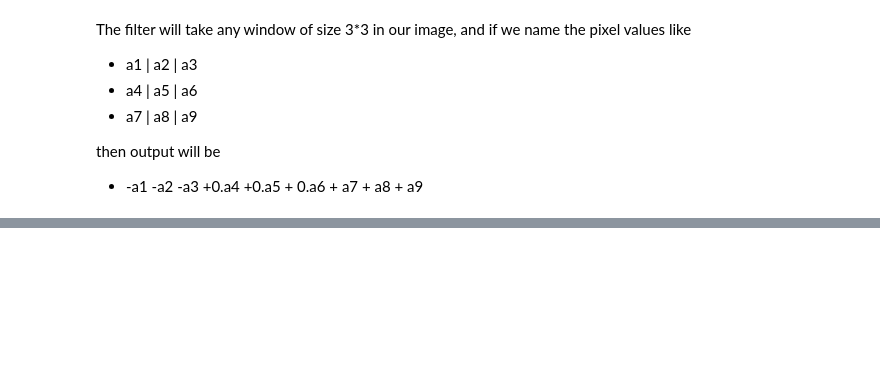
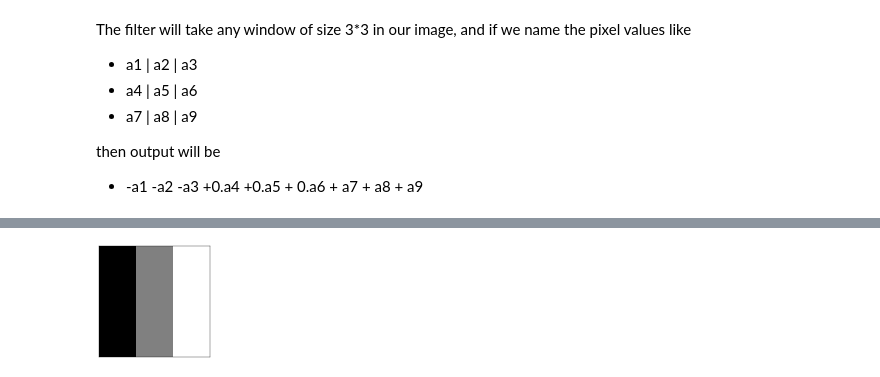
Before and after one commit to mzohaibnasir/NeuralNotes, a Jupyter notebook: 06_convolutions_deepDiveIntoBasics.ipynb, the cells around one changed output, grey strips where cells are left out. Cells and saved outputs as stored; diff of their text form; code cells hidden in the pictures; blank space fills up the shorter version.

```diff
--- a/06_convolutions_deepDiveIntoBasics.ipynb
+++ b/06_convolutions_deepDiveIntoBasics.ipynb
@@ -115,0 +188,4 @@ then output will be
+# %%
+show_image(left_edge, noframe=False);
+# %% [output]
+[figure, added]
```
Also changed, not shown: parts of 19 cells of this notebook.
